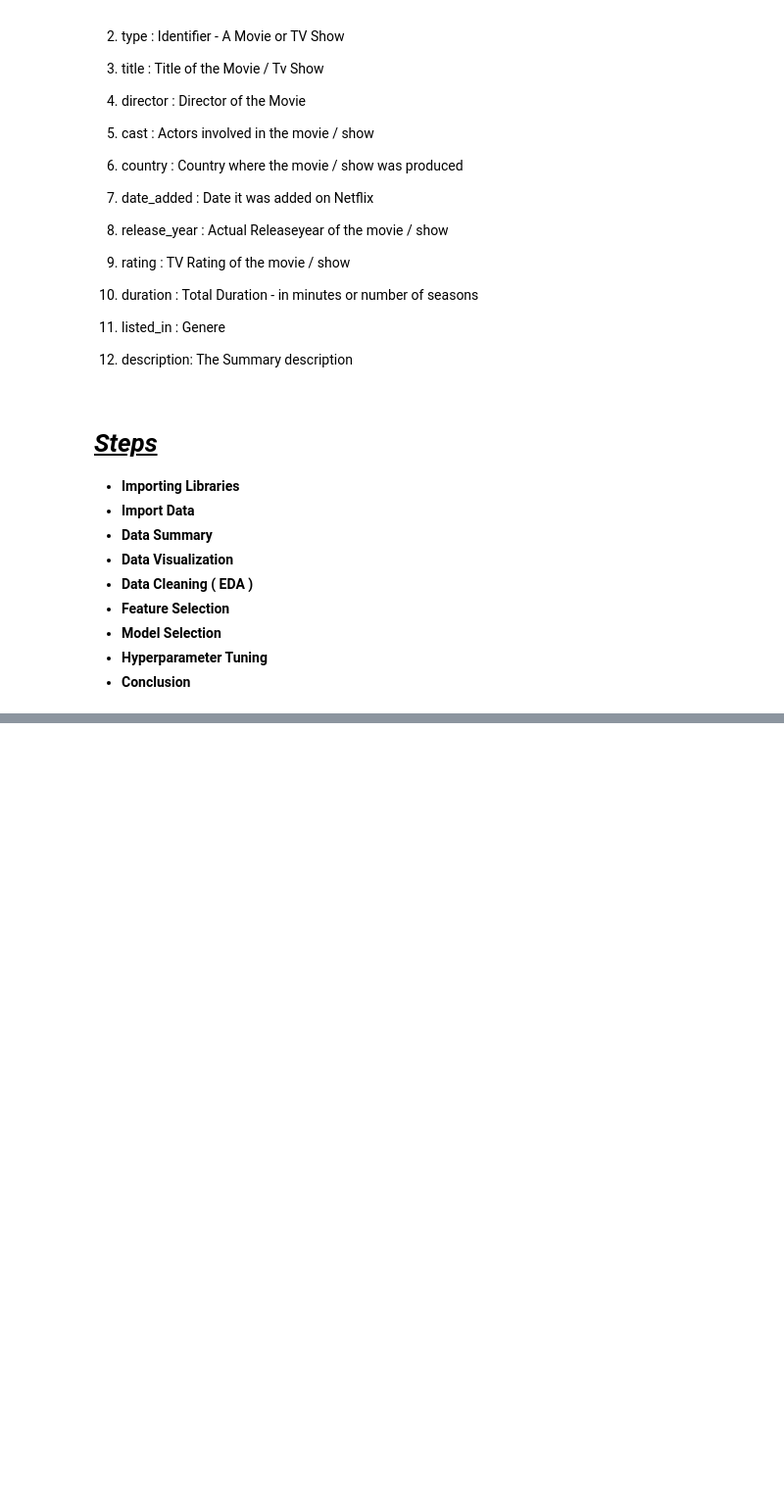
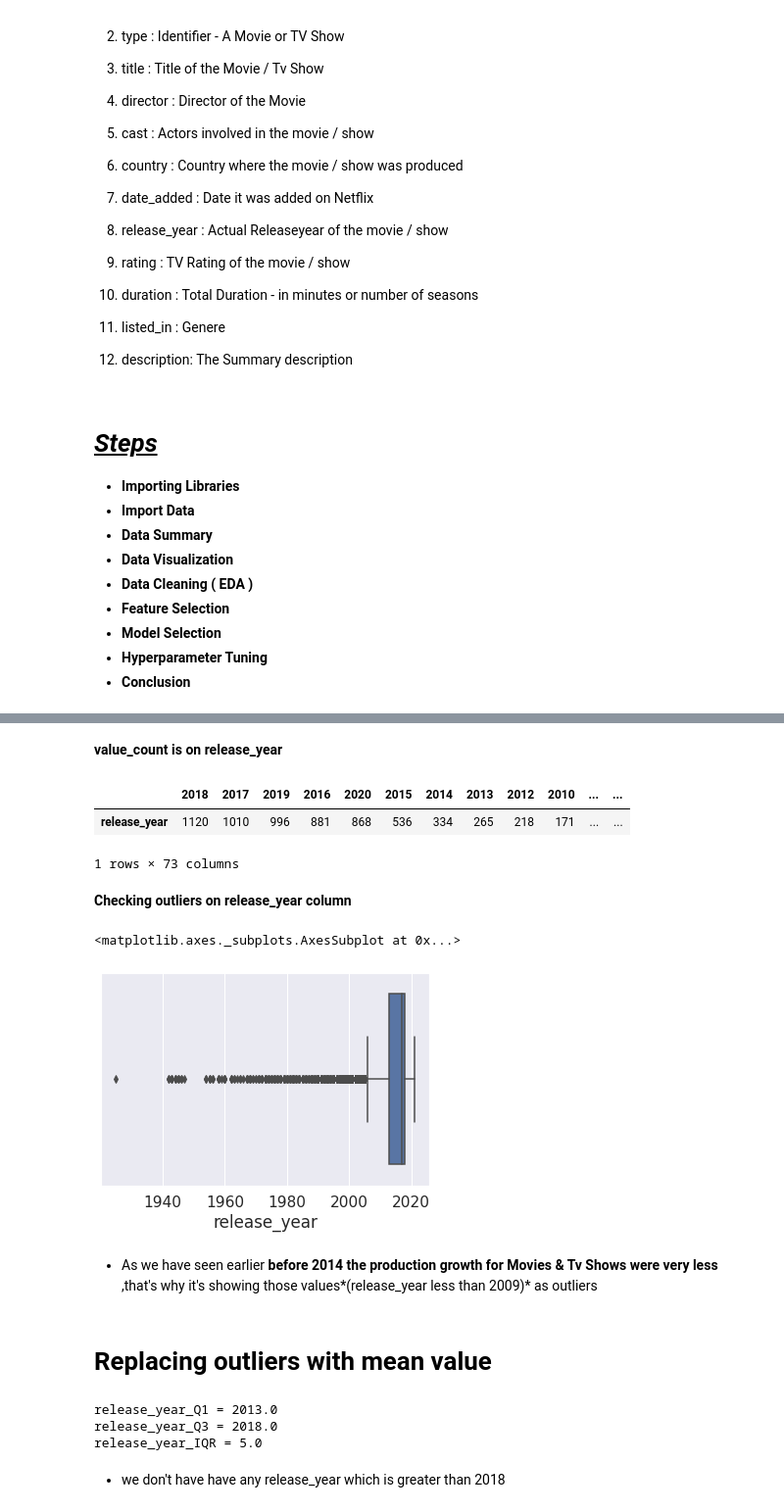
Before and after one commit to pmgumble/pmgumble-Netflix-Movies-TV-Shows-clustering, a Jupyter notebook: Pratik_M_Gumble_Netflix_Movies_TV_Shows_clustering.ipynb, the cells around one changed output, grey strips where cells are left out. Shown at 98% size. Saved outputs shown, nothing was run; the diff lists cells and outputs as text; code cells hidden in the pictures; blank space fills up the shorter version.

```diff
--- a/Pratik_M_Gumble_Netflix_Movies_TV_Shows_clustering.ipynb
+++ b/Pratik_M_Gumble_Netflix_Movies_TV_Shows_clustering.ipynb
@@ -54,0 +366,30 @@ Integrating this dataset with other external datasets such as IMDB ratings, rott
+# %% [markdown]
+**value_count is on release_year**
+# %%
+df['release_year'].value_counts().to_frame().T
+# %% [output]
+|  | 2018 | 2017 | 2019 | 2016 | 2020 | 2015 | 2014 | 2013 | 2012 | 2010 | ... | ... |
+| release_year | 1120 | 1010 | 996 | 881 | 868 | 536 | 334 | 265 | 218 | 171 | ... | ... |
+1 rows × 73 columns
+# %% [markdown]
+**Checking outliers on release_year column**
+# %%
+sns.boxplot(df.release_year)
+# %% [output]
+<matplotlib.axes._subplots.AxesSubplot at 0x...>
+[figure, added]
+# %% [markdown]
+* As we have seen earlier **before 2014 the production growth for Movies & Tv Shows were very less** ,that's why it's showing those values*(release_year less than 2009)* as outliers
+# %% [markdown]
+# Replacing outliers with mean value
+# %%
+release_year_Q1 = df.release_year.quantile(0.25)
+release_year_Q3 = df.release_year.quantile(0.75)
+release_year_IQR = release_year_Q3 - release_year_Q1
+print(f'release_year_Q1 = {release_year_Q1}\nrelease_year_Q3 = {release_year_Q3}\nrelease_year_IQR = {release_year_IQR}')
+# %% [output]
+release_year_Q1 = 2013.0
+release_year_Q3 = 2018.0
+release_year_IQR = 5.0
+# %% [markdown]
+* we don't have have any release_year which is greater than 2018
```
Also changed, not shown: parts of 54 cells of this notebook.
